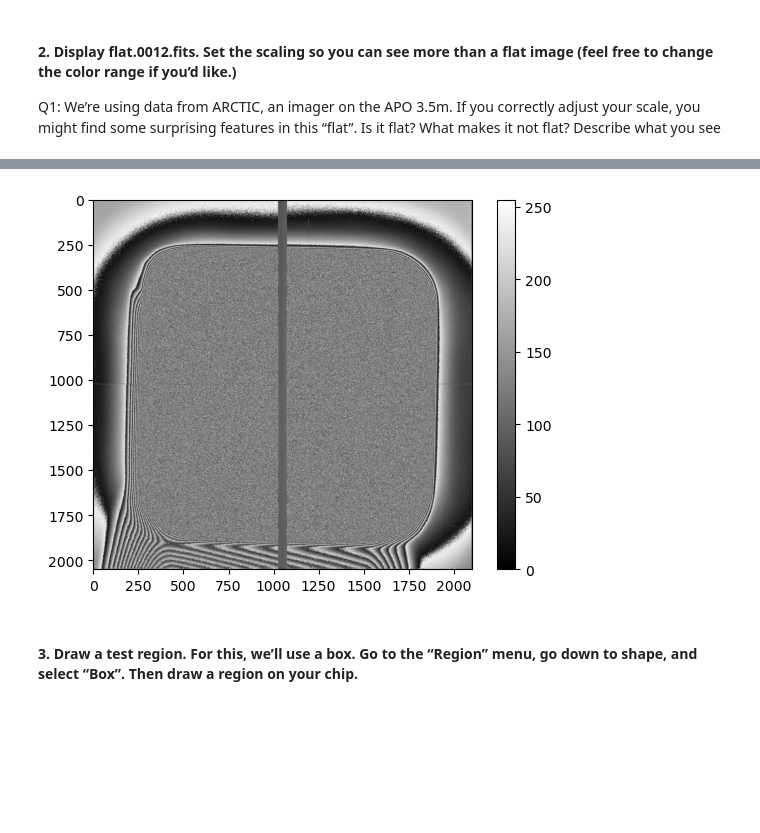
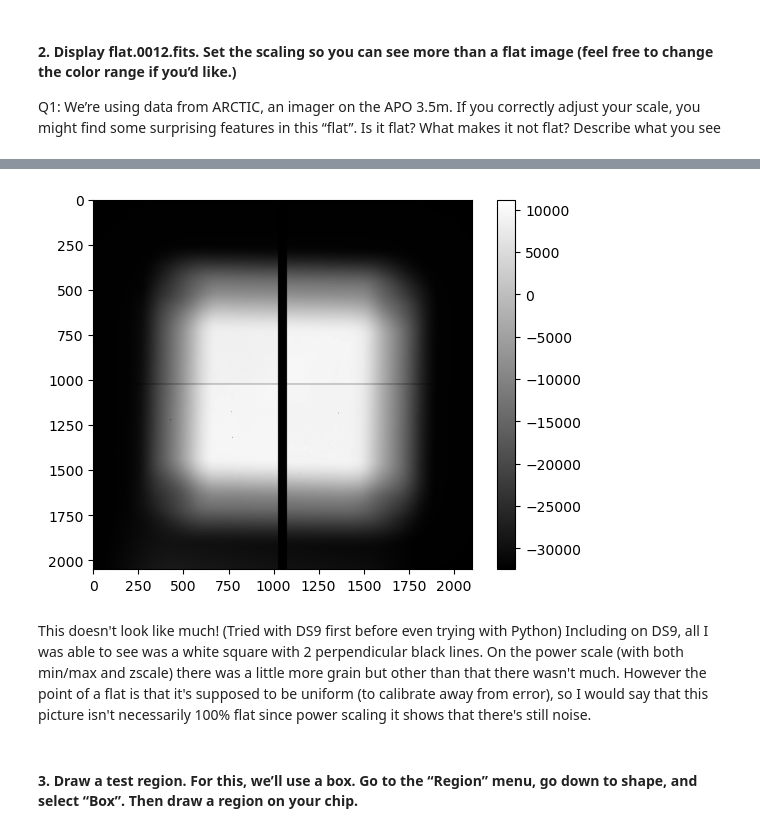
Before and after one commit to emmabacarra/Astr-480, a Jupyter notebook: Unit 2/Lab 2 - FITS Files & Calibration Frames/Lab2.ipynb, the cells around one changed output, grey strips where cells are left out. Saved outputs shown, nothing was run; the diff lists cells and outputs as text; code cells hidden in the pictures; blank space fills up the shorter version.

```diff
--- a/Unit 2/Lab 2 - FITS Files & Calibration Frames/Lab2.ipynb
+++ b/Unit 2/Lab 2 - FITS Files & Calibration Frames/Lab2.ipynb
@@ -24,8 +27,3 @@ illuminates the CCD (fairly) evenly across all the pixels. This helps us underst
 pixels respond differently to similar stimulus. Understanding basic behavior of individual CCDs is
 important when we start to separate signal (the electrons that are generated from photons), from
 the noise.
-# %%
-with fits.open('flat.0012.fits') as hdul:
-    plt.imshow(hdul[0].data, cmap='magma')
-    plt.colorbar()
-    plt.show()
@@ -38,13 +38,15 @@ Q1: We’re using data from ARCTIC, an imager on the APO 3.5m. If you correctly
 # %%
 # Load the FITS file (closes automatically when done)
 with fits.open('flat.0012.fits') as hdul: # param do_not_scale_image_data=True also works this way?
-    hdul[0].scale('uint8', bscale=1, bzero=32768) #32768
+    hdul[0].scale('int16', bscale=1, bzero=32768) #32768
     # Display the image data
     plt.imshow(hdul[0].data, cmap='grey')
     plt.colorbar()
     plt.show()
 # %% [output]
-[figure, old version]
+[figure, new version]
+# %% [markdown]
+This doesn't look like much! (Tried with DS9 first before even trying with Python) Including on DS9, all I was able to see was a white square with 2 perpendicular black lines. On the power scale (with both min/max and zscale) there was a little more grain but other than that there wasn't much. However the point of a flat is that it's supposed to be uniform (to calibrate away from error), so I would say that this picture isn't necessarily 100% flat since power scaling it shows that there's still noise.
 # %% [markdown]
 #### 3. Draw a test region. For this, we’ll use a box. Go to the “Region” menu, go down to shape, and select “Box”. Then draw a region on your chip.
 # %% [markdown]
```
Also changed, not shown: parts of 7 cells of this notebook, 4 other files.
